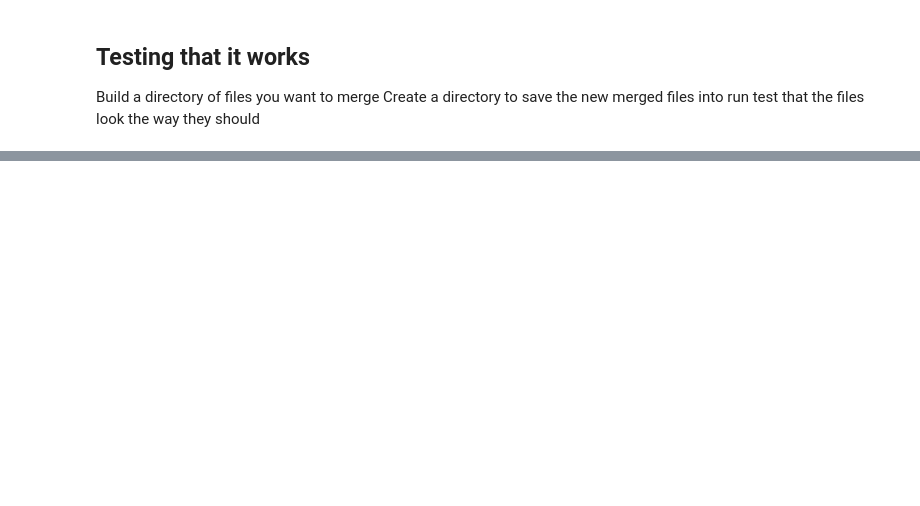
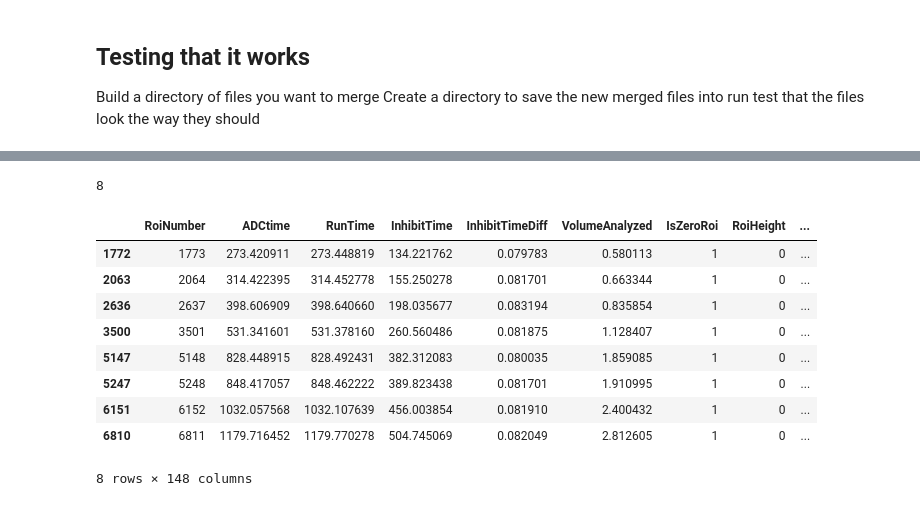
Before and after one commit to michaelstaiger/IFCBParticleSize, a Jupyter notebook: EmpyricalAnalysis/Notebooks/Utils/IngestIFCBData.ipynb, the cells around one changed output, grey strips where cells are left out. Saved outputs shown, nothing was run; the diff lists cells and outputs as text; code cells hidden in the pictures; blank space fills up the shorter version.

```diff
--- a/EmpyricalAnalysis/Notebooks/Utils/IngestIFCBData.ipynb
+++ b/EmpyricalAnalysis/Notebooks/Utils/IngestIFCBData.ipynb
@@ -664,0 +840,20 @@ print(tdf.head())
+# %%
+testdf = pd.read_csv("../../IFCBData/DenseAlex/nauset/zeroRoiMerge/D20240402T015457_IFCB124_merged_keepzero.csv")
+# %%
+count_zeroroi = (testdf['IsZeroRoi'] == 1).sum()
+print(count_zeroroi)
+# %% [output]
+8
+# %%
+testdf.loc[testdf["IsZeroRoi"] == 1].head(10)
+# %% [output]
+|  | RoiNumber | ADCtime | RunTime | InhibitTime | InhibitTimeDiff | VolumeAnalyzed | IsZeroRoi | RoiHeight | ... |
+| 1772 | 1773 | 273.420911 | 273.448819 | 134.221762 | 0.079783 | 0.580113 | 1 | 0 | ... |
+| 2063 | 2064 | 314.422395 | 314.452778 | 155.250278 | 0.081701 | 0.663344 | 1 | 0 | ... |
+| 2636 | 2637 | 398.606909 | 398.640660 | 198.035677 | 0.083194 | 0.835854 | 1 | 0 | ... |
+| 3500 | 3501 | 531.341601 | 531.378160 | 260.560486 | 0.081875 | 1.128407 | 1 | 0 | ... |
+| 5147 | 5148 | 828.448915 | 828.492431 | 382.312083 | 0.080035 | 1.859085 | 1 | 0 | ... |
+| 5247 | 5248 | 848.417057 | 848.462222 | 389.823438 | 0.081701 | 1.910995 | 1 | 0 | ... |
+| 6151 | 6152 | 1032.057568 | 1032.107639 | 456.003854 | 0.081910 | 2.400432 | 1 | 0 | ... |
+| 6810 | 6811 | 1179.716452 | 1179.770278 | 504.745069 | 0.082049 | 2.812605 | 1 | 0 | ... |
+8 rows × 148 columns
```
Also changed, not shown: parts of 21 cells of this notebook.
